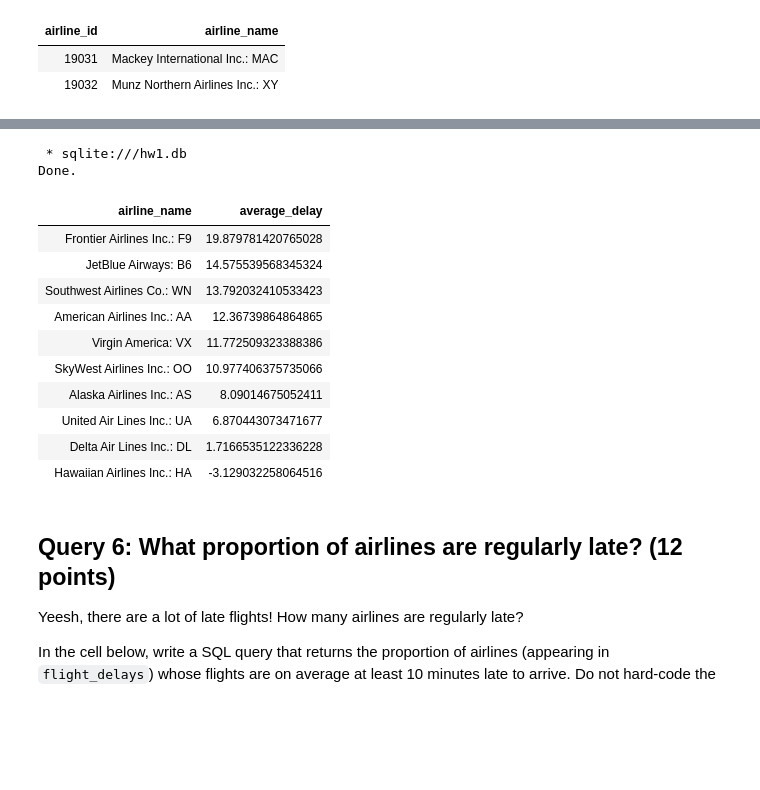
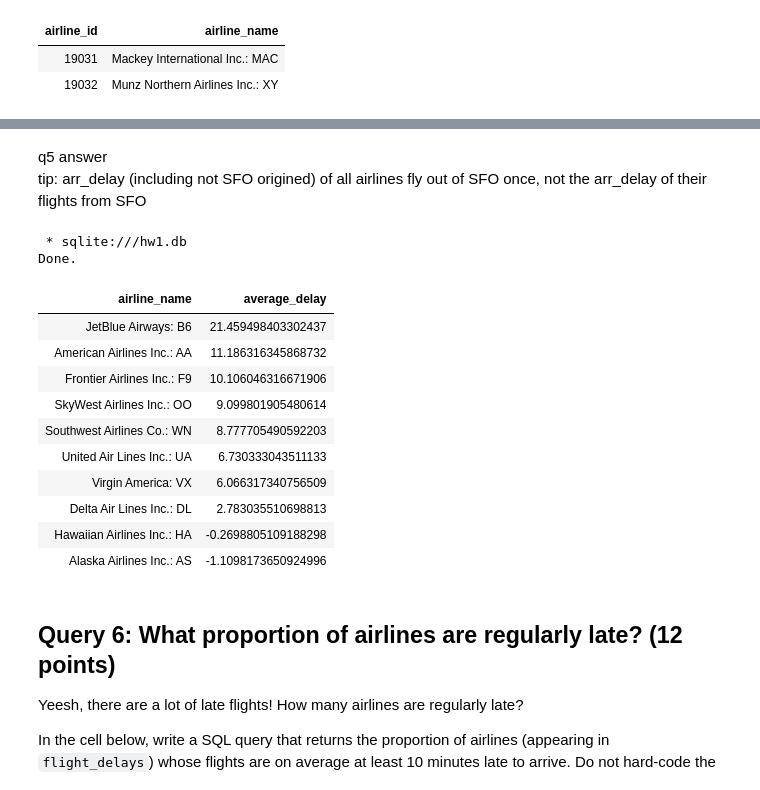
Before and after one commit to Crepdo/CS186_Database-Systems, a Jupyter notebook: HW1c_SQL/HW1_coding.ipynb, the cells around one changed output, grey strips where cells are left out. Cells and saved outputs as stored; diff of their text form; code cells hidden in the pictures; blank space fills up the shorter version.

```diff
--- a/HW1c_SQL/HW1_coding.ipynb
+++ b/HW1c_SQL/HW1_coding.ipynb
@@ -206,28 +226,38 @@ q5 answer
+# %% [markdown]
+q5 answer
+tip: arr_delay (including not SFO origined) of all airlines fly out of SFO once, not the arr_delay of their flights from SFO
 # %%
 %%sql
 SELECT a.airline_name, average_delay
 FROM airlines AS a,
-(SELECT f.airline_id AS aid, AVG(f.arr_delay) AS average_delay
+-- aid-arr_delay
+(SELECT aid, AVG(f.arr_delay) AS average_delay
+FROM
+-- SFO_origin_airline_id
+(SELECT f.airline_id AS aid
 FROM flight_delays AS f
 WHERE f.origin = 'SFO'
-GROUP BY f.airline_id)
+GROUP BY f.airline_id),
+flight_delays AS f
+WHERE aid = f.airline_id
+GROUP BY aid
+)
 WHERE a.airline_id = aid
 ORDER BY average_delay DESC
--- no need to abs()
 # %% [output]
  * sqlite:///hw1.db
 Done.
 | airline_name | average_delay |
-| Frontier Airlines Inc.: F9 | 19.879781420765028 |
-| JetBlue Airways: B6 | 14.575539568345324 |
-| Southwest Airlines Co.: WN | 13.792032410533423 |
-| American Airlines Inc.: AA | 12.36739864864865 |
-| Virgin America: VX | 11.772509323388386 |
-| SkyWest Airlines Inc.: OO | 10.977406375735066 |
-| Alaska Airlines Inc.: AS | 8.09014675052411 |
-| United Air Lines Inc.: UA | 6.870443073471677 |
-| Delta Air Lines Inc.: DL | 1.7166535122336228 |
-| Hawaiian Airlines Inc.: HA | -3.129032258064516 |
+| JetBlue Airways: B6 | 21.459498403302437 |
+| American Airlines Inc.: AA | 11.186316345868732 |
+| Frontier Airlines Inc.: F9 | 10.106046316671906 |
+| SkyWest Airlines Inc.: OO | 9.099801905480614 |
+| Southwest Airlines Co.: WN | 8.777705490592203 |
+| United Air Lines Inc.: UA | 6.730333043511133 |
+| Virgin America: VX | 6.066317340756509 |
+| Delta Air Lines Inc.: DL | 2.783035510698813 |
+| Hawaiian Airlines Inc.: HA | -0.2698805109188298 |
+| Alaska Airlines Inc.: AS | -1.1098173650924996 |
 # %% [markdown]
 Query 6: What proportion of airlines are regularly late? (12 points)
 ------------------------
```
Also changed, not shown: parts of 10 cells of this notebook.
